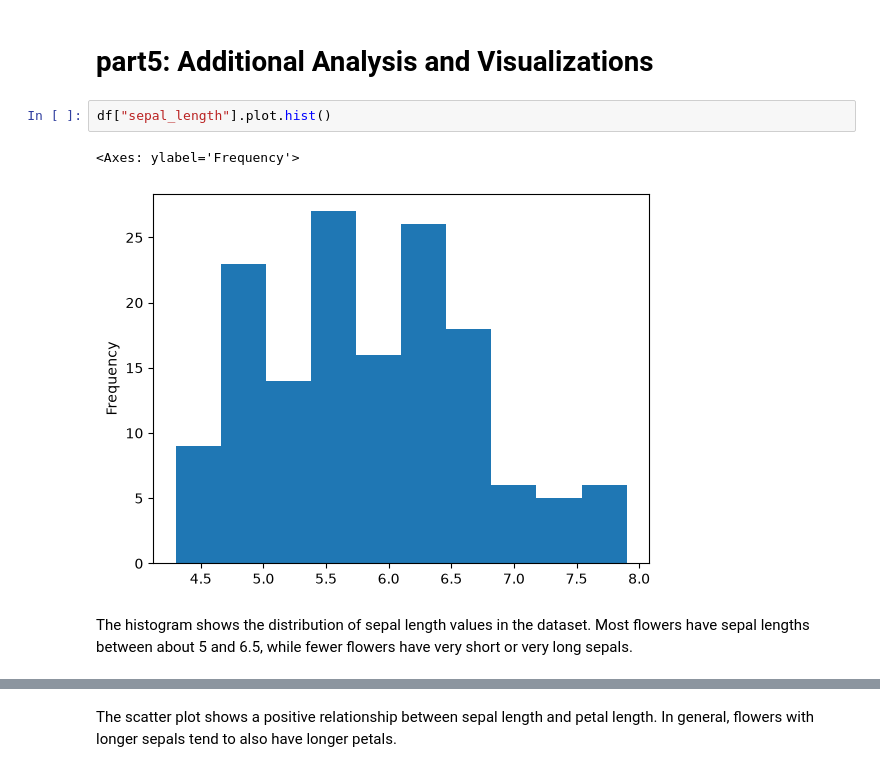
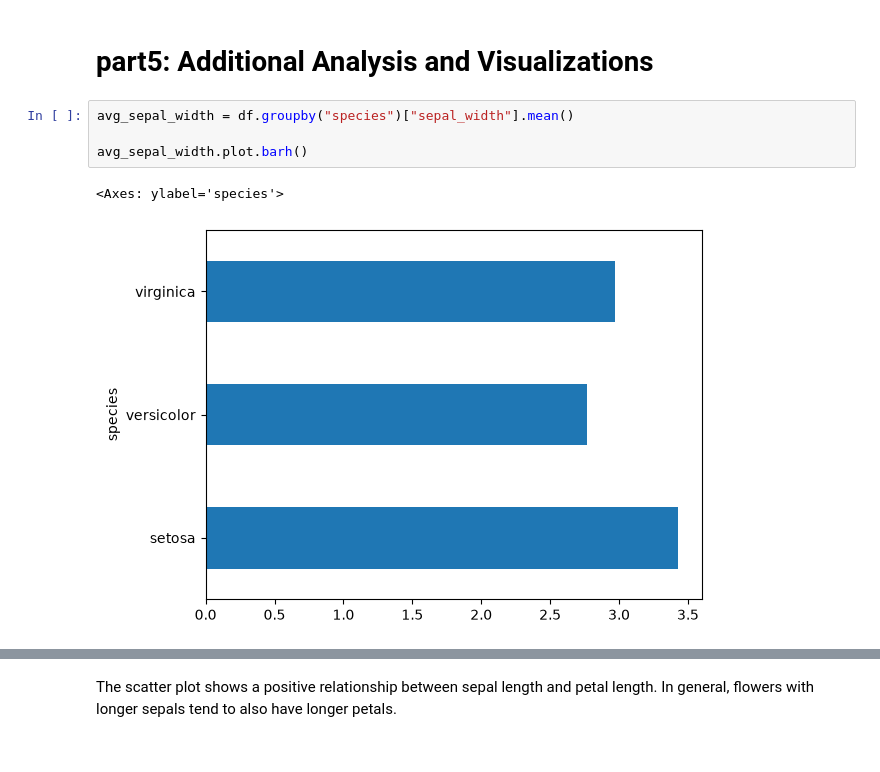
Before and after one commit to Abdulelah-anze/iris-analysis, a Jupyter notebook: iris_analysis.ipynb, the cells around one changed output, grey strips where cells are left out. Drawn from its saved outputs; the diff is of its cells as text.

```diff
--- a/iris_analysis.ipynb
+++ b/iris_analysis.ipynb
@@ -206,10 +206,10 @@ filtered = df[df['sepal_length'] > 6]
 filtered.to_csv("output/filtered_iris.csv", index=False)
 # %% [markdown]
 # part5: Additional Analysis and Visualizations
-# %%
-df["sepal_length"].plot.hist()
-# %% [output]
-<Axes: ylabel='Frequency'>
-[figure, removed]
-# %% [markdown]
-The histogram shows the distribution of sepal length values in the dataset. Most flowers have sepal lengths between about 5 and 6.5, while fewer flowers have very short or very long sepals.
+# %%
+avg_sepal_width = df.groupby("species")["sepal_width"].mean()
+
+avg_sepal_width.plot.barh()
+# %% [output]
+<Axes: ylabel='species'>
+[figure, added]
```
Also changed, not shown: parts of 7 cells of this notebook, 1 other file.
